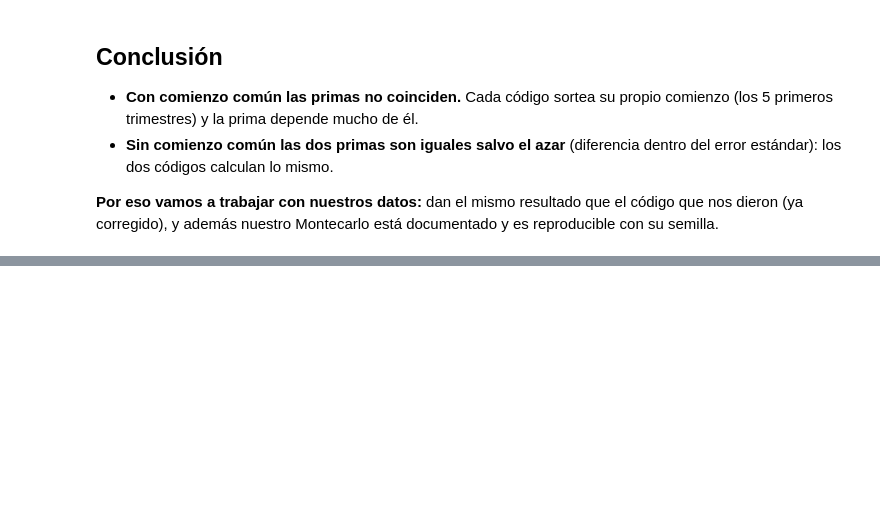
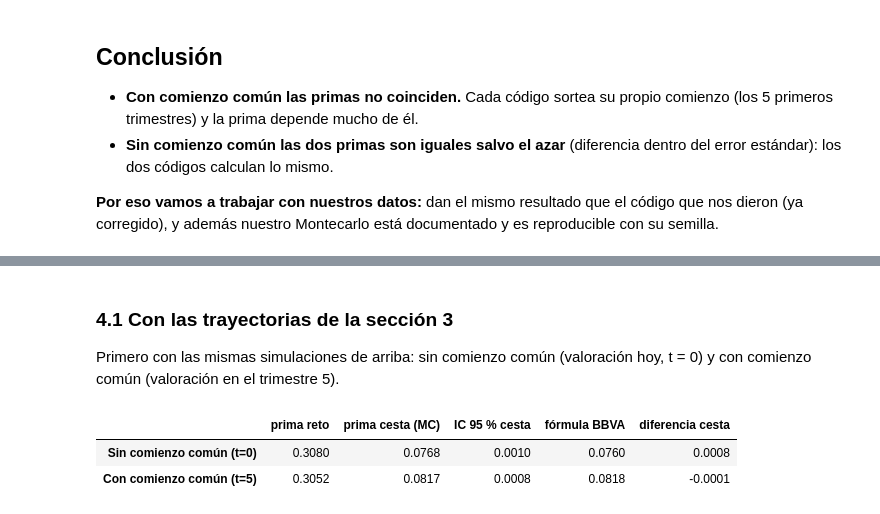
Before and after one commit to alvmorenobl/bbva-option-pricing-montecarlo-rnn, a Jupyter notebook: comparacion_resultados_MC.ipynb, the cells around one changed output, grey strips where cells are left out. Drawn from its saved outputs; the diff is of its cells as text; code cells hidden in the pictures; blank space fills up the shorter version.

```diff
--- a/comparacion_resultados_MC.ipynb
+++ b/comparacion_resultados_MC.ipynb
@@ -90,0 +134,23 @@ pd.DataFrame(filas).T.round(4)
+# %% [markdown]
+### 4.1 Con las trayectorias de la sección 3
+
+Primero con las mismas simulaciones de arriba: sin comienzo común (valoración hoy, t = 0) y con comienzo común (valoración en el trimestre 5).
+# %%
+def primas(X, t, historico):
+    """Primas en el trimestre t con las trayectorias X (sin S0) y el histórico hasta t (con S0)."""
+    desc = np.exp(-mu * (n_times - t) * dt)
+    pay_reto = np.maximum(np.exp(np.log(X).mean(axis=1)).sum(axis=1) - E, 0)
+    pay_cesta = np.maximum(np.exp(np.log(X).mean(axis=(1, 2))) - 1, 0)
+    return {"prima reto": desc * pay_reto.mean(),
+            "prima cesta (MC)": desc * pay_cesta.mean(),
+            "IC 95 % cesta": 1.96 * desc * pay_cesta.std(ddof=1) / np.sqrt(len(X)),
+            "fórmula BBVA": BasketGeomAsian(n_times + 1, t, mu, 3, sigma.reshape(-1, 1), rho, T, historico, True)}
+
+tabla_formula = pd.DataFrame({"Sin comienzo común (t=0)": primas(X0_nuestro, 0, np.ones((3, 1))),
+                              "Con comienzo común (t=5)": primas(X_nuestro, 5, S1.T)}).T
+tabla_formula["diferencia cesta"] = tabla_formula["prima cesta (MC)"] - tabla_formula["fórmula BBVA"]
+tabla_formula.round(4)
+# %% [output]
+|  | prima reto | prima cesta (MC) | IC 95 % cesta | fórmula BBVA | diferencia cesta |
+| Sin comienzo común (t=0) | 0.3080 | 0.0768 | 0.0010 | 0.0760 | 0.0008 |
+| Con comienzo común (t=5) | 0.3052 | 0.0817 | 0.0008 | 0.0818 | -0.0001 |
```
Also changed, not shown: parts of 6 cells of this notebook.
